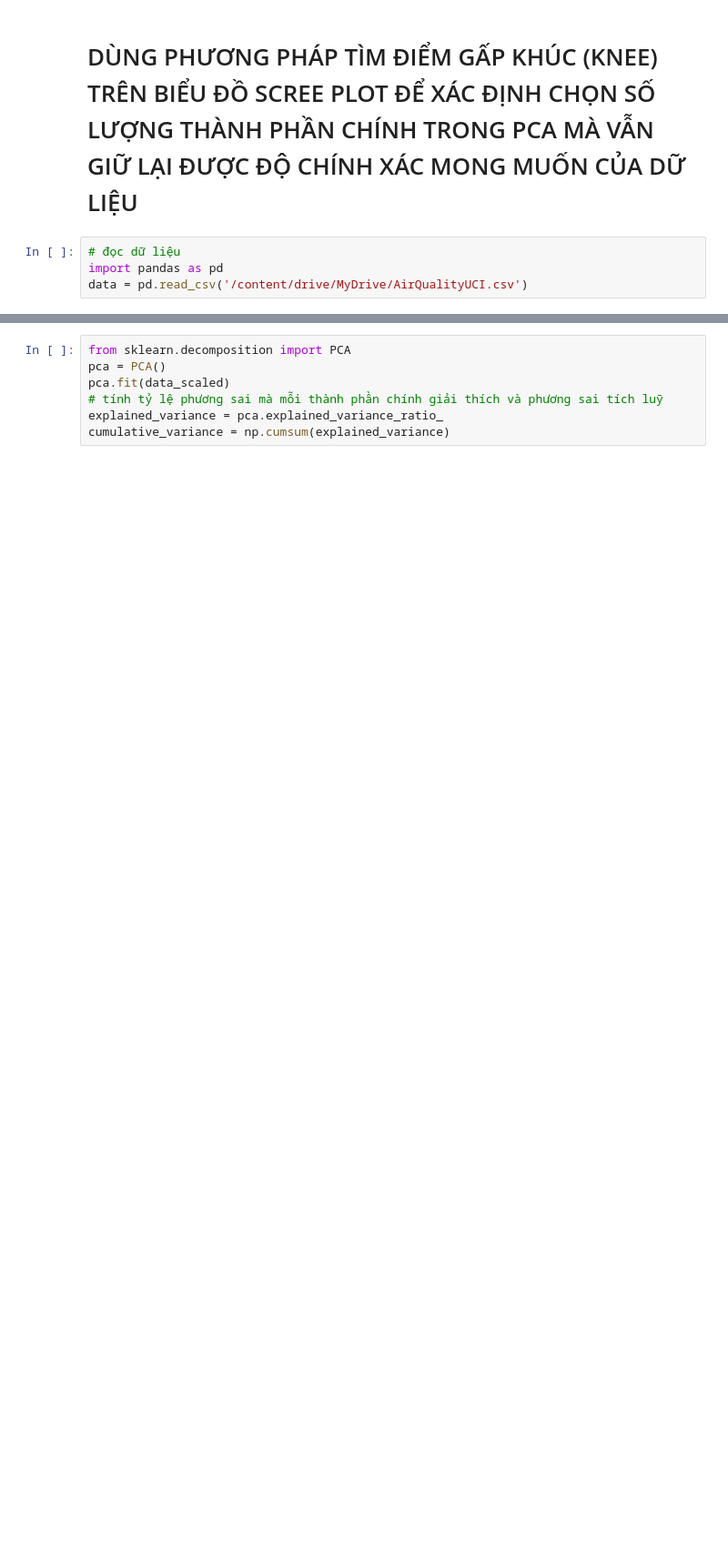
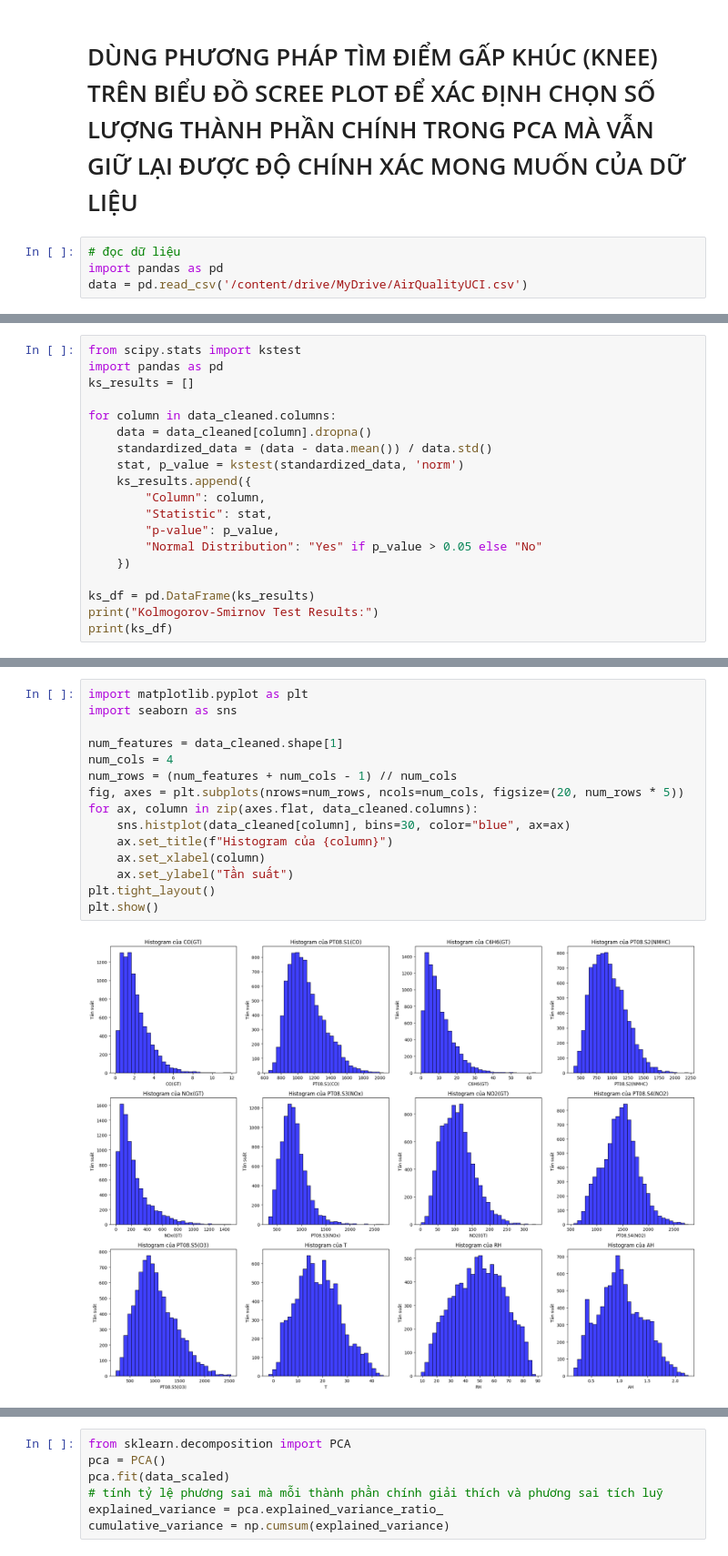
Before and after one commit to HuyBui1304/baocao23_11, a Jupyter notebook: baocao23_11.ipynb, the cells around one changed output, grey strips where cells are left out. Shown at 91% size. Drawn from its saved outputs; the diff is of its cells as text; blank space fills up the shorter version.

```diff
--- a/baocao23_11.ipynb
+++ b/baocao23_11.ipynb
@@ -41,0 +101,19 @@ data_scaled = scaler.fit_transform(data_cleaned)
+# %%
+from scipy.stats import kstest
+import pandas as pd
+ks_results = []
+
+for column in data_cleaned.columns:
+    data = data_cleaned[column].dropna()
+    standardized_data = (data - data.mean()) / data.std()
+    stat, p_value = kstest(standardized_data, 'norm')
+    ks_results.append({
+        "Column": column,
+        "Statistic": stat,
+        "p-value": p_value,
+        "Normal Distribution": "Yes" if p_value > 0.05 else "No"
+    })
+
+ks_df = pd.DataFrame(ks_results)
+print("Kolmogorov-Smirnov Test Results:")
+print(ks_df)
@@ -41,0 +135,17 @@ data_scaled = scaler.fit_transform(data_cleaned)
+# %%
+import matplotlib.pyplot as plt
+import seaborn as sns
+
+num_features = data_cleaned.shape[1]
+num_cols = 4
+num_rows = (num_features + num_cols - 1) // num_cols
+fig, axes = plt.subplots(nrows=num_rows, ncols=num_cols, figsize=(20, num_rows * 5))
+for ax, column in zip(axes.flat, data_cleaned.columns):
+    sns.histplot(data_cleaned[column], bins=30, color="blue", ax=ax)
+    ax.set_title(f"Histogram của {column}")
+    ax.set_xlabel(column)
+    ax.set_ylabel("Tần suất")
+plt.tight_layout()
+plt.show()
+# %% [output]
+[figure, added]
```
Also changed, not shown: parts of 30 cells of this notebook, 4 other files.
